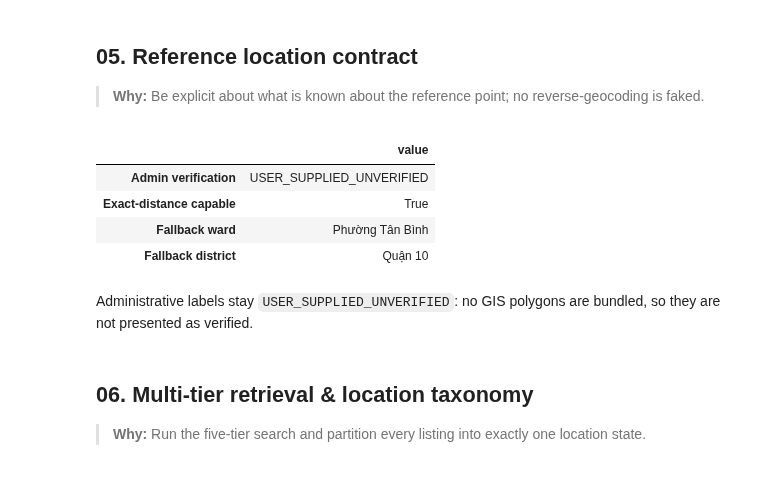
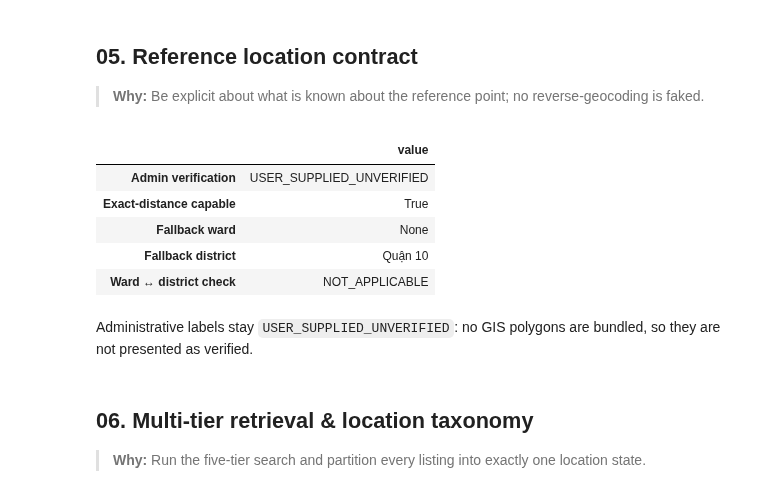
Before and after one commit to HauCoder2005/roombeacon-system, a Jupyter notebook: notebooks/05_roombeacon_nearby_rental_search.ipynb, the cells around one changed output. Cells and saved outputs as stored; diff of their text form; code cells hidden in the pictures.

```diff
--- a/notebooks/05_roombeacon_nearby_rental_search.ipynb
+++ b/notebooks/05_roombeacon_nearby_rental_search.ipynb
@@ -124,7 +124,10 @@ pd.set_option("display.float_format", lambda x: f"{x:,.2f}" if abs(x) < 1000 els
 REFERENCE_NAME = "Đại học Bách Khoa TP.HCM (Campus Lý Thường Kiệt, Q.10)"
 REFERENCE_LATITUDE = 10.7725
 REFERENCE_LONGITUDE = 106.6578
-REFERENCE_WARD = "Phường Tân Bình"  # administrative fallback, as labelled in Silver
+# Campus address: 268 Lý Thường Kiệt, Phường 14, Quận 10. In the internal post-merger mapping the old
+# Phường 14 (Quận 10) is AMBIGUOUS (Phường Diên Hồng / Phường Hòa Hưng), so no ward is forced; the
+# fallback uses the district only. ("Phường Tân Bình" was formed from wards 13–15 of Quận Tân Bình.)
+REFERENCE_WARD = None
 REFERENCE_DISTRICT = "Quận 10"
 
 SEARCH_RADIUS_KM = 3.0
@@ -138,7 +141,7 @@ display(
         {
             "Reference": REFERENCE_NAME,
             "Coordinates": f"({REFERENCE_LATITUDE:.4f}, {REFERENCE_LONGITUDE:.4f})",
-            "Fallback ward / district": f"{REFERENCE_WARD} / {REFERENCE_DISTRICT}",
+            "Fallback ward / district": f"{REFERENCE_WARD or '— (not forced)'} / {REFERENCE_DISTRICT}",
             "Radius": f"{SEARCH_RADIUS_KM:.1f} km",
             "Max results": MAX_RESULTS,
             "Price display policy": PRICE_DISPLAY_POLICY,
@@ -259,34 +262,39 @@ contrast **67.74%** (89,023) have a resolved ward. RoomBeacon is therefore an
 # %%
 ref_contract = create_reference_location_contract(
     name=REFERENCE_NAME,
     latitude=REFERENCE_LATITUDE,
     longitude=REFERENCE_LONGITUDE,
     ward=REFERENCE_WARD,
     district=REFERENCE_DISTRICT,
 )
 display(
     pd.Series(
         {
             "Admin verification": ref_contract["reference_admin_verification_status"],
             "Exact-distance capable": ref_contract["is_exact_distance_capable"],
             "Fallback ward": ref_contract["reference_ward"],
             "Fallback district": ref_contract["reference_district"],
+            "Ward ↔ district check": ref_contract["reference_admin_consistency"],
         },
         name="value",
     ).to_frame()
 )
+assert (
+    ref_contract["reference_admin_consistency"] != "WARD_NOT_IN_DISTRICT"
+), "Reference ward does not belong to the reference district"
 display(
     Markdown(
         "Administrative labels stay `USER_SUPPLIED_UNVERIFIED`: no GIS polygons are bundled, so they "
         "are not presented as verified."
     )
 )
 # %% [output]
 |  | value |
 | Admin verification | USER_SUPPLIED_UNVERIFIED |
 | Exact-distance capable | True |
-| Fallback ward | Phường Tân Bình |
+| Fallback ward | None |
 | Fallback district | Quận 10 |
+| Ward ↔ district check | NOT_APPLICABLE |
 Administrative labels stay `USER_SUPPLIED_UNVERIFIED`: no GIS polygons are bundled, so they are not presented as verified.
 # %% [markdown]
 ## 06. Multi-tier retrieval & location taxonomy
```
Also changed, not shown: parts of 5 cells of this notebook, 2 other files.
